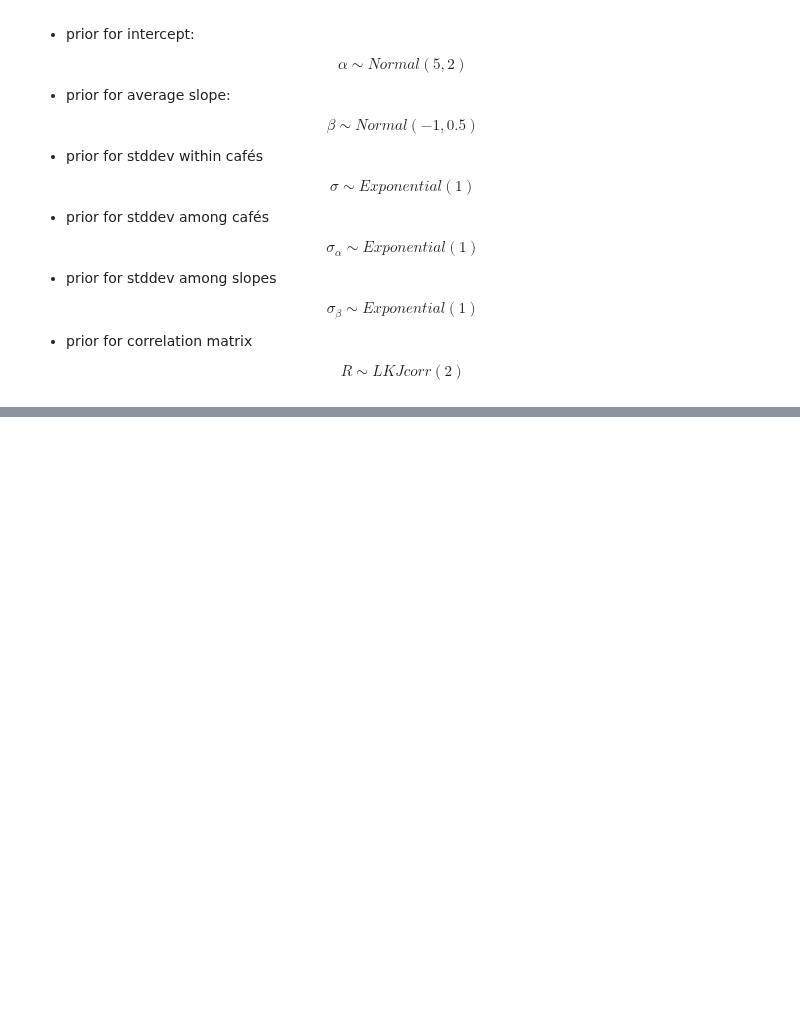
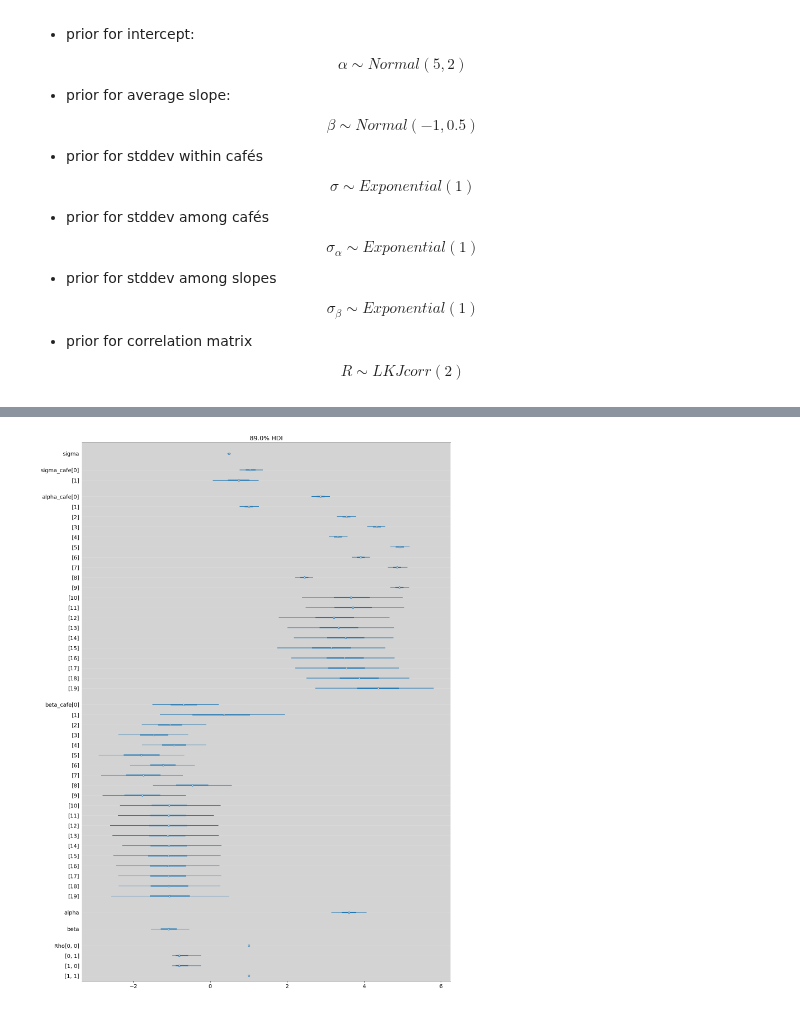
Before and after one commit to rodolphomacedo/statistical_rethinking_pt_BR, a Jupyter notebook: parte_14.ipynb, the cells around one changed output, grey strips where cells are left out. Cells and saved outputs as stored; diff of their text form; code cells hidden in the pictures; blank space fills up the shorter version.

Commit message:
update: update the multi-level linear multivariate normal model

```diff
--- a/parte_14.ipynb
+++ b/parte_14.ipynb
@@ -408,0 +609,6 @@ $$ R \sim LKJcorr(2) $$
+# %%
+m14_1 = az.from_pystan(
+    posterior=samples,
+    posterior_model=posteriori,
+    observed_data=dat_list.keys()
+)
@@ -408,0 +635,6 @@ $$ R \sim LKJcorr(2) $$
+# %%
+az.plot_forest(m14_1, hdi_prob=0.89, combined=True, figsize=(17, 25))
+plt.grid(axis='y', color='white', alpha=0.3)
+plt.show()
+# %% [output]
+[figure, added]
```
Also changed, not shown: parts of 8 cells of this notebook, 1 other file.
